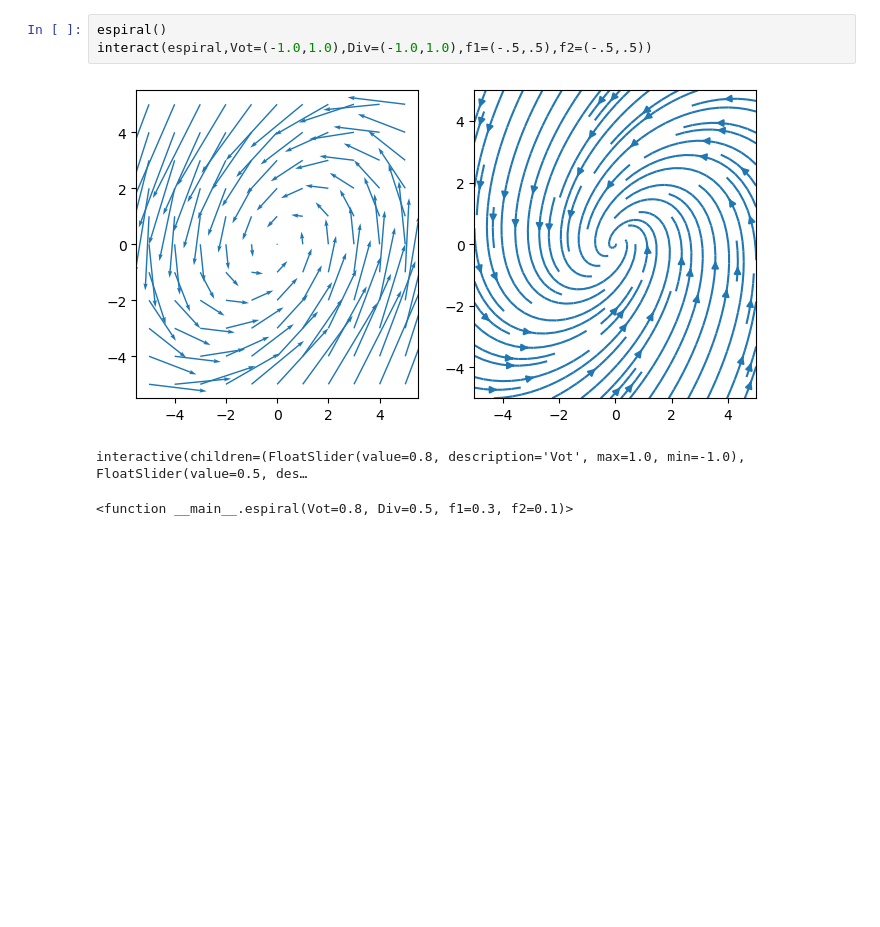
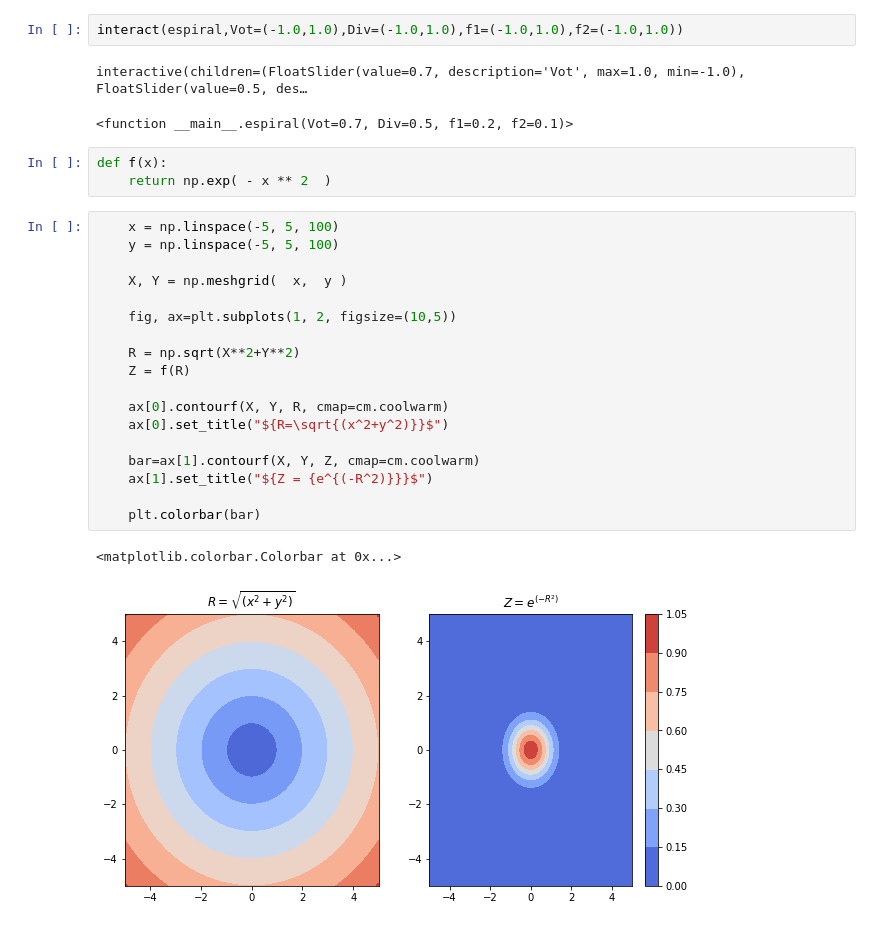
Before and after one commit to oregomar/Matplotlib, a Jupyter notebook: Spiral-widgets.ipynb, the cells around one changed output. Drawn from its saved outputs; the diff is of its cells as text; blank space fills up the shorter version.

```diff
--- a/Spiral-widgets.ipynb
+++ b/Spiral-widgets.ipynb
@@ -32,7 +65,29 @@ def espiral (Vot=.8,Div=.5,f1=.3,f2=.1):
 # %%
-espiral()
-interact(espiral,Vot=(-1.0,1.0),Div=(-1.0,1.0),f1=(-.5,.5),f2=(-.5,.5))
+interact(espiral,Vot=(-1.0,1.0),Div=(-1.0,1.0),f1=(-1.0,1.0),f2=(-1.0,1.0))
 # %% [output]
-[figure, removed]
-interactive(children=(FloatSlider(value=0.8, description='Vot', max=1.0, min=-1.0), FloatSlider(value=0.5, des…
+interactive(children=(FloatSlider(value=0.7, description='Vot', max=1.0, min=-1.0), FloatSlider(value=0.5, des…
-<function __main__.espiral(Vot=0.8, Div=0.5, f1=0.3, f2=0.1)>
+<function __main__.espiral(Vot=0.7, Div=0.5, f1=0.2, f2=0.1)>
+# %%
+def f(x):
+    return np.exp( - x ** 2  )
+# %%
+    x = np.linspace(-5, 5, 100)
+    y = np.linspace(-5, 5, 100)
+
+    X, Y = np.meshgrid(  x,  y )
+
+    fig, ax=plt.subplots(1, 2, figsize=(10,5))
+
+    R = np.sqrt(X**2+Y**2)
+    Z = f(R)
+
+    ax[0].contourf(X, Y, R, cmap=cm.coolwarm)
+    ax[0].set_title("${R=\sqrt{(x^2+y^2)}}$")
+
+    bar=ax[1].contourf(X, Y, Z, cmap=cm.coolwarm)
+    ax[1].set_title("${Z = {e^{(-R^2)}}}$")
+
+    plt.colorbar(bar)
+# %% [output]
+<matplotlib.colorbar.Colorbar at 0x...>
+[figure, added]
```
Also changed, not shown: parts of 6 cells of this notebook.
